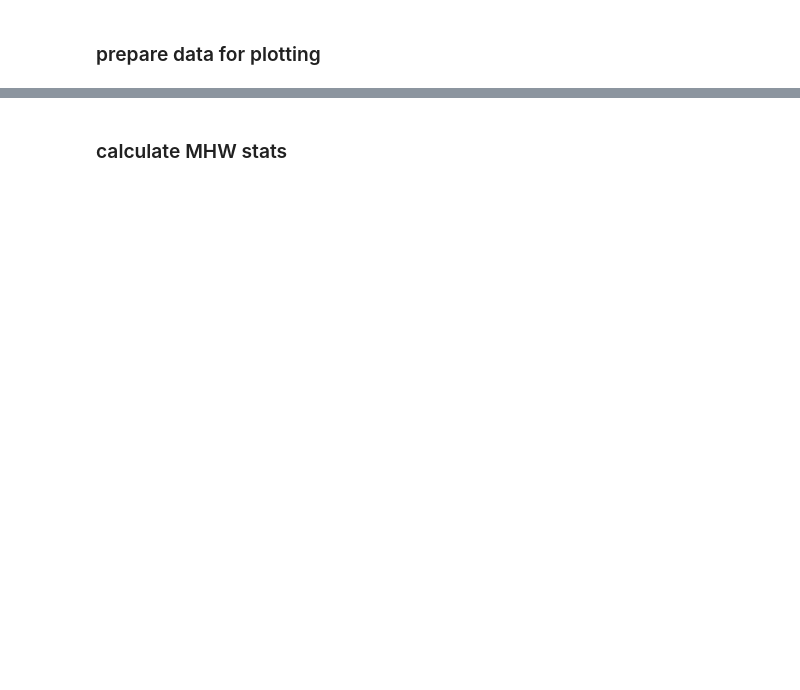
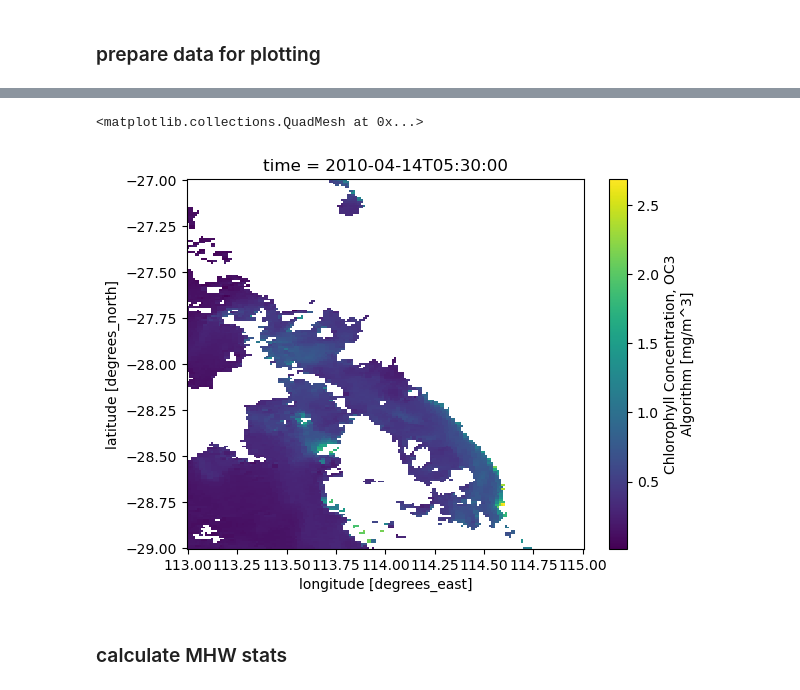
Before and after one commit to nmalan/MHW-victims, a Jupyter notebook: notebooks/Description_to_mechanisms_fig.ipynb, the cells around one changed output, grey strips where cells are left out. Saved outputs shown, nothing was run; the diff lists cells and outputs as text; code cells hidden in the pictures; blank space fills up the shorter version.

```diff
--- a/notebooks/Description_to_mechanisms_fig.ipynb
+++ b/notebooks/Description_to_mechanisms_fig.ipynb
@@ -122,3 +306,8 @@ tseries, clim_t, thresh_t = xr.align(tseries, clim_t, thresh_t)
+# %%
+ch.chl_oc3.isel(time=103).plot()
+# %% [output]
+<matplotlib.collections.QuadMesh at 0x...>
+[figure, added]
 # %% [markdown]
 ### calculate MHW stats
 # %%
```
Also changed, not shown: parts of 9 cells of this notebook, 1 other file.
